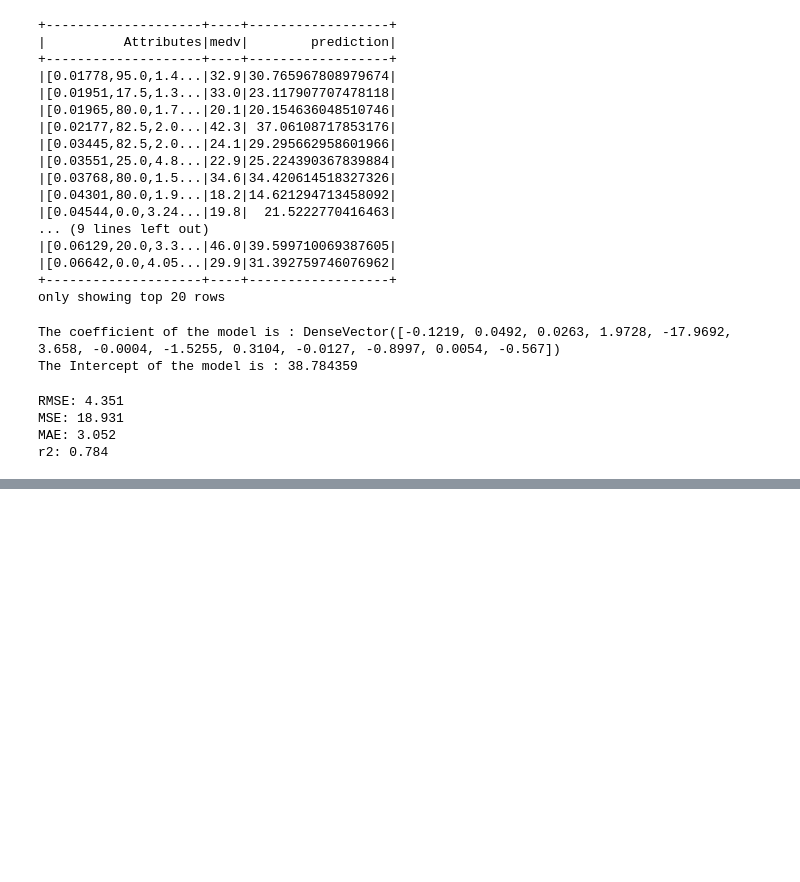
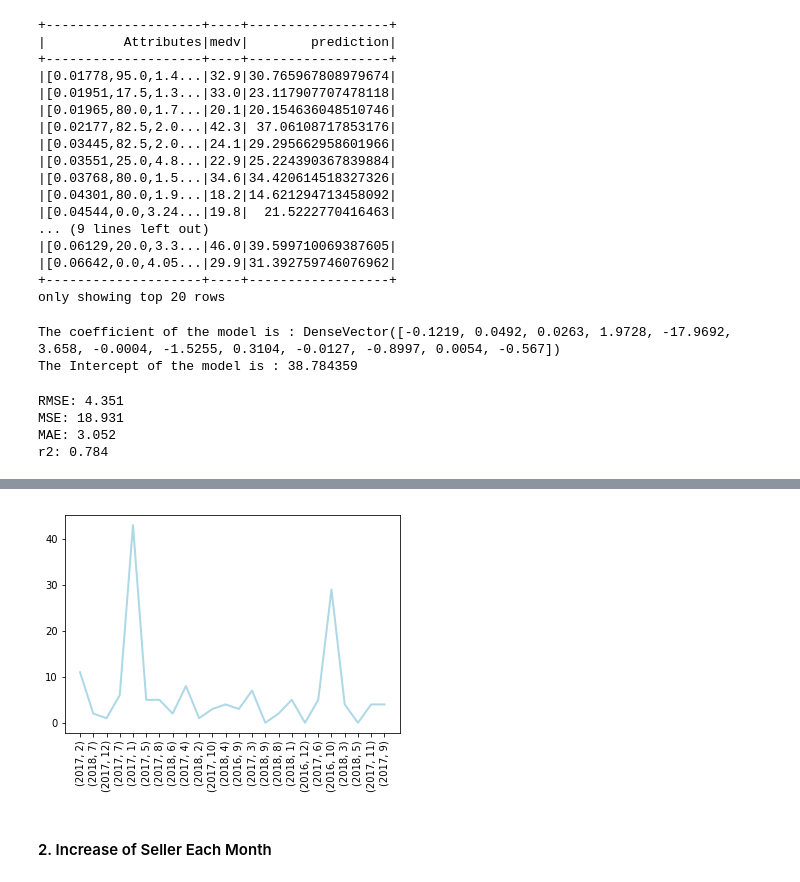
Before and after one commit to Branden-Kang/Brazillian-E-commerce-Analysis, a Jupyter notebook: brazilian_ecommerce.ipynb, the cells around one changed output, grey strips where cells are left out. Cells and saved outputs as stored; diff of their text form; code cells hidden in the pictures; blank space fills up the shorter version.

```diff
--- a/brazilian_ecommerce.ipynb
+++ b/brazilian_ecommerce.ipynb
@@ -1808,0 +1634,36 @@ r2: 0.784
+# %%
+sales_rdd = sales_analysis.rdd
+# %%
+product_cate_M1 = sales_rdd.map(lambda s: ((s[13],s[14],s[11]),1)).reduceByKey(lambda a,b: a+b)
+product_cate_M2 = product_cate_M1.map(lambda s: ((s[0][0],s[0][1]),s[0][2])).groupByKey().map(lambda s: (s[0],[str(i) for i in s[1]]))
+product_cate_list = product_cate_M2.collect()
+# %%
+product_cate_list.sort()
+# %%
+product_delta = {}
+for i in range(len(product_cate_list)):
+    n = 0
+    m = product_cate_list[i][0]
+    if i == 0:
+        n = len(product_cate_list[i][1])
+    if i != 0:
+        for x in product_cate_list[i][1]:
+            if x not in product_cate_list[i-1][1]:
+                n += 1
+            if x in product_cate_list[i-1][1]:
+                n = n
+    product_delta.update({m:n})
+# %%
+import matplotlib.pyplot as plt
+import numpy as np
+x = np.array([i for i in range(len(product_delta))])
+fig = plt.figure()
+ax = fig.add_subplot(111)
+ax.plot(x, np.array(product_delta.values()), color='lightblue', linewidth=2)
+plt.xticks(x, product_delta.keys(), rotation = 90)
+# ax.set_xlim(0.5, 4.5)
+plt.show()
+# %% [output]
+[figure, added]
+# %% [markdown]
+#### 2. Increase of Seller Each Month
```
Also changed, not shown: parts of 78 cells of this notebook.
